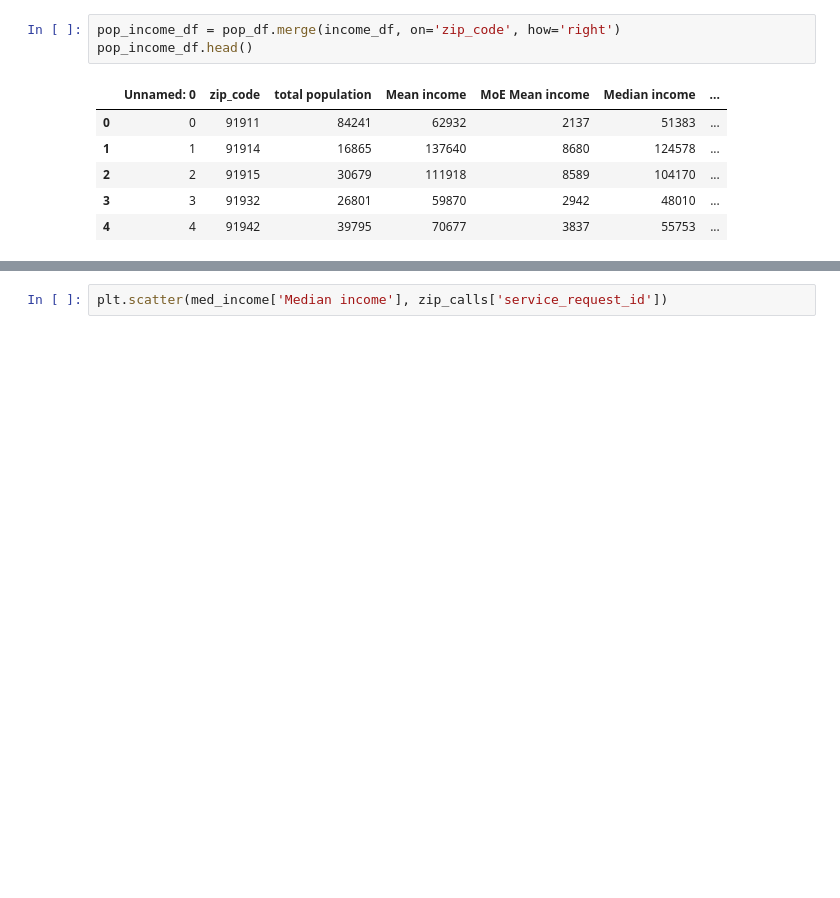
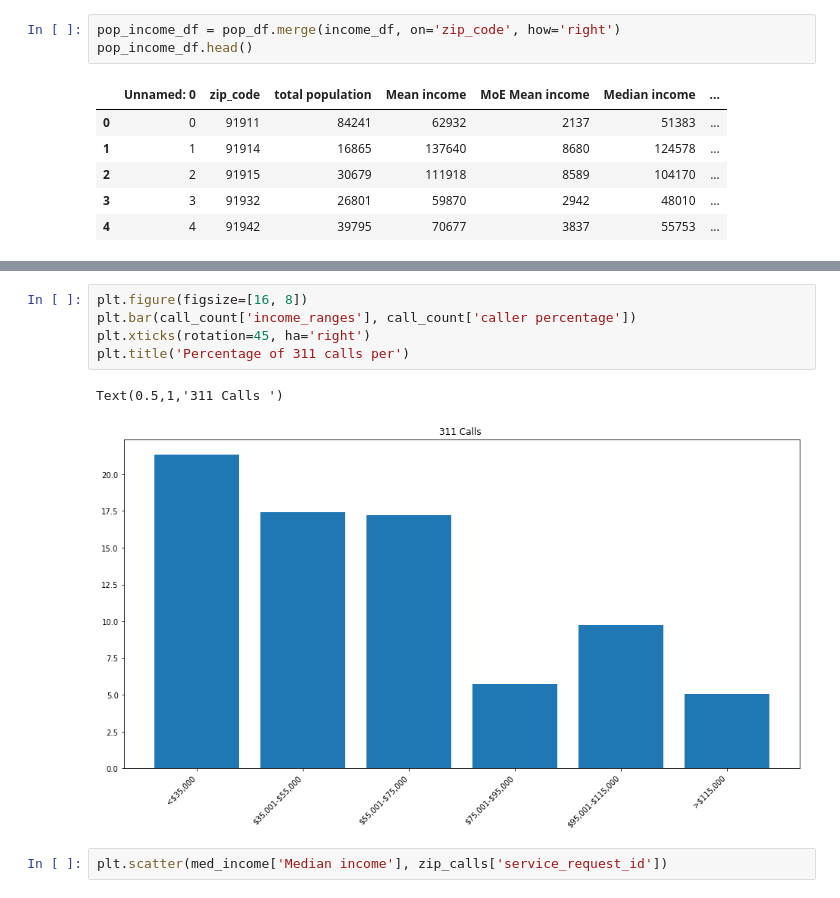
Before and after one commit to farhadOmidvar/311-San-Diego, a Jupyter notebook: notebooks/charts_all.ipynb, the cells around one changed output, grey strips where cells are left out. Drawn from its saved outputs; the diff is of its cells as text; blank space fills up the shorter version.

```diff
--- a/notebooks/charts_all.ipynb
+++ b/notebooks/charts_all.ipynb
@@ -193,3 +204,11 @@ call_count
+# %%
+plt.figure(figsize=[16, 8])
+plt.bar(call_count['income_ranges'], call_count['caller percentage'])
+plt.xticks(rotation=45, ha='right')
+plt.title('Percentage of 311 calls per')
+# %% [output]
+Text(0.5,1,'311 Calls ')
+[figure, added]
 # %%
 plt.scatter(med_income['Median income'], zip_calls['service_request_id'])
 # %% [output]
```
Also changed, not shown: parts of 4 cells of this notebook.
